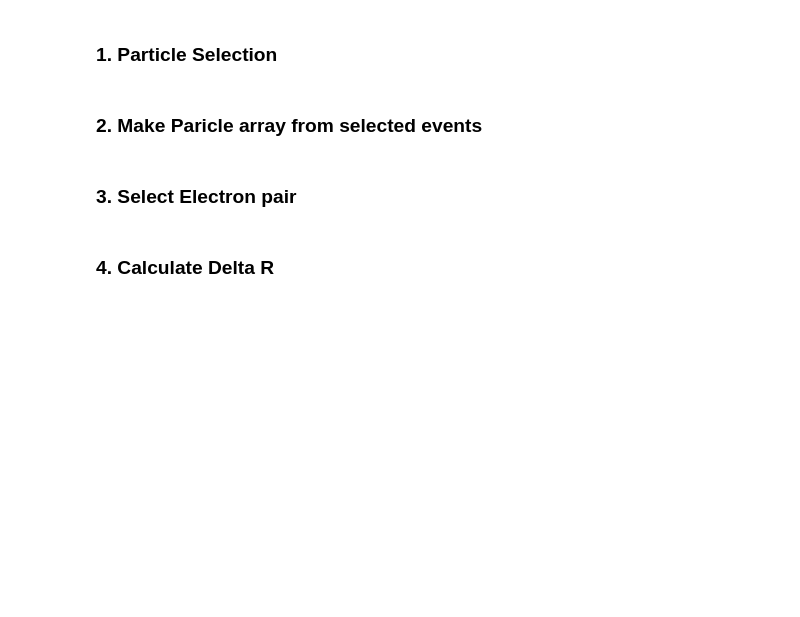
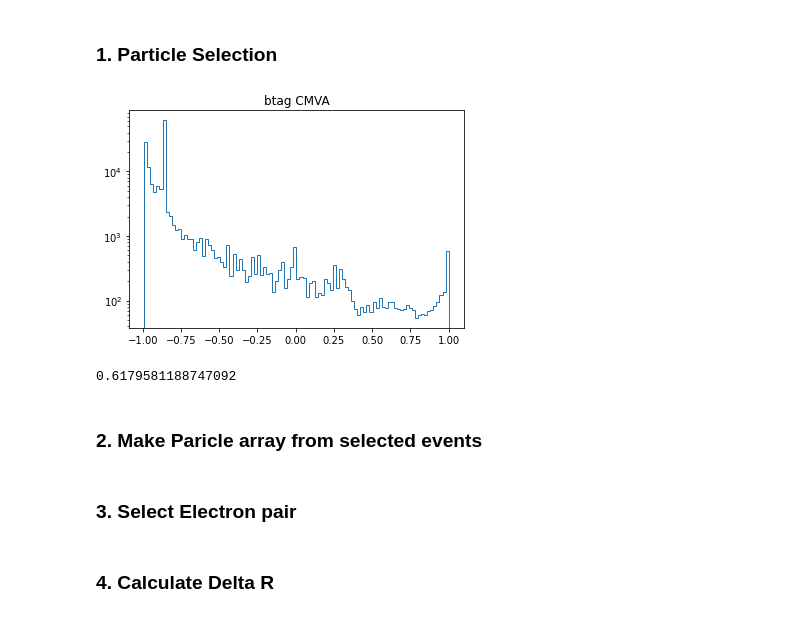
Before and after one commit to JW-corp/J.W_Analysis, a Jupyter notebook: Coffea_WZG/Jupyter/Photon_dR_data.ipynb, the cells around one changed output. Drawn from its saved outputs; the diff is of its cells as text; code cells hidden in the pictures; blank space fills up the shorter version.

```diff
--- a/Coffea_WZG/Jupyter/Photon_dR_data.ipynb
+++ b/Coffea_WZG/Jupyter/Photon_dR_data.ipynb
@@ -12,6 +12,14 @@ events = NanoEventsFactory.from_root(infile, schemaclass=NanoAODSchema).events()
 # %%
 Electron = events.Electron
 Photon   = events.Photon
+Jet      = events.Jet
+# %%
+def flat_dim(arr):
+
+    sub_arr = ak.flatten(arr)
+    mask = ~ak.is_none(sub_arr)
+
+    return ak.to_numpy(sub_arr[mask])
 # %% [markdown]
 ### 1. Particle Selection
 # %%
@@ -32,2 +46,9 @@ def Particle_selection(ele,pho):
+# %%
+plt.hist(flat_dim(Jet.btagCMVA),bins=100,histtype='step')
+plt.yscale('log')
+plt.title('btag CMVA')
+plt.show()
+# %% [output]
+[figure, added]
 # %%
 # Event Selection
@@ -37,4 +59,8 @@ Pho_channel_mask = ak.num(Photon[Photon_mask]) > 0
 Ele_channel_events = events[Ele_channel_mask & Pho_channel_mask]
+# %%
+print(len(Ele_channel_events) / len(events)   )
+# %% [output]
+0.6179581188747092
 # %% [markdown]
 ### 2. Make Paricle array from selected events
 # %%
```
Also changed, not shown: parts of 13 cells of this notebook.
